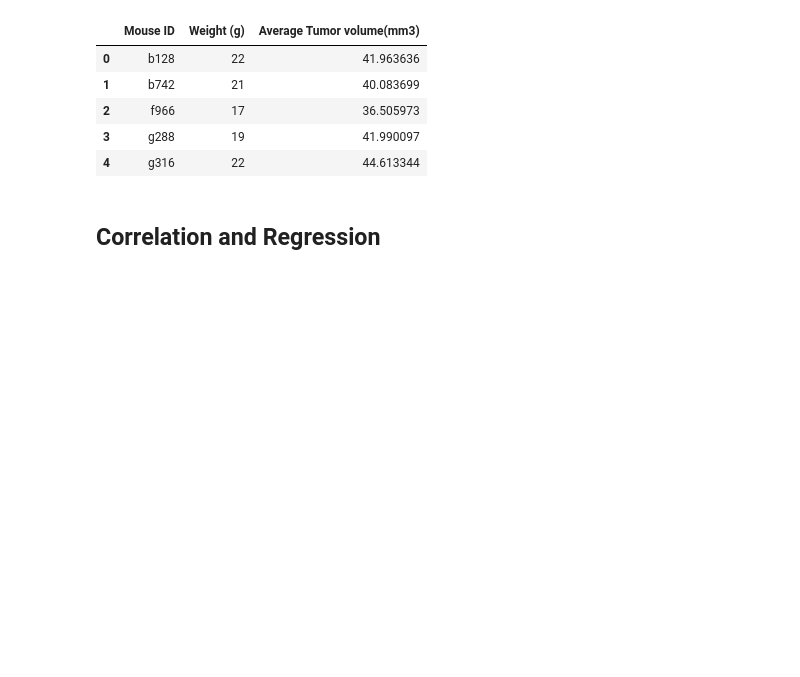
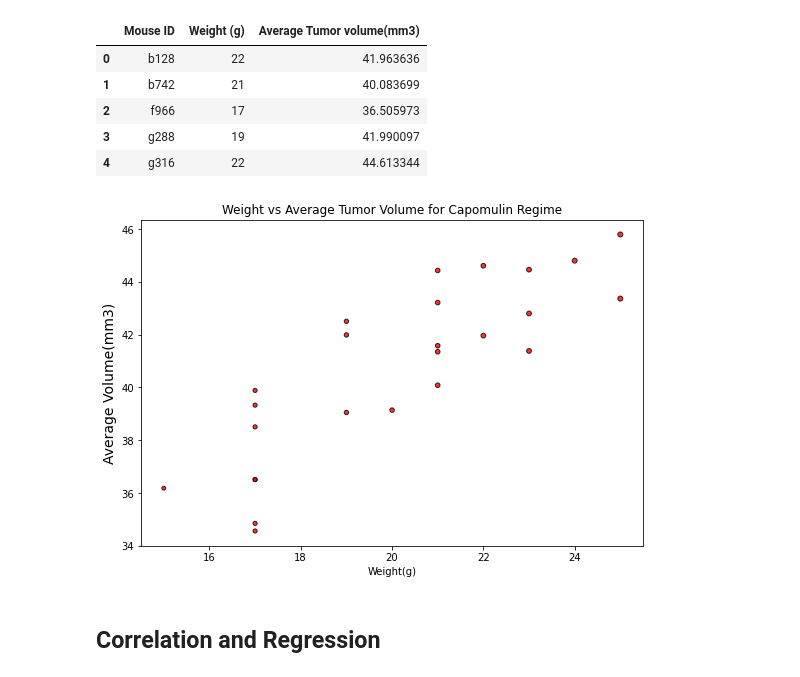
Before and after one commit to Shreestina/The-Power-Of-Plots, a Jupyter notebook: pymaceuticals.ipynb, the cells around one changed output. Cells and saved outputs as stored; diff of their text form; code cells hidden in the pictures; blank space fills up the shorter version.

Commit message:
Scatter plot added

```diff
--- a/pymaceuticals.ipynb
+++ b/pymaceuticals.ipynb
@@ -621,6 +621,29 @@ average_volume.head()
 # %%
 # Set the 'Mouse ID' as our index
 average_volume = average_volume.set_index('Mouse ID')
+# %%
+#Setting the x_axis and y_axis
+x_axis=average_volume["Weight (g)"]
+y_axis=average_volume["Average Tumor volume(mm3)"]
+
+#figure size
+fig = plt.figure(1, figsize=(9, 6))
+
+#Setting the labels and title
+plt.title("Weight vs Average Tumor Volume for Capomulin Regime")
+plt.xlabel("Weight(g)")
+plt.ylabel("Average Volume(mm3)", fontsize = 14)
+
+#Create a scatter plot
+plt.scatter(x_axis, y_axis, marker="o", facecolors="red", edgecolors="black", s= x_axis, alpha=0.8)
+
+#Save the fig
+plt.savefig("images/scatterplots.jpg")
+
+#Display the chart
+plt.show()
+# %% [output]
+[figure, added]
 # %% [markdown]
 ## Correlation and Regression
 # %%
```
Also changed, not shown: 1 other file.
